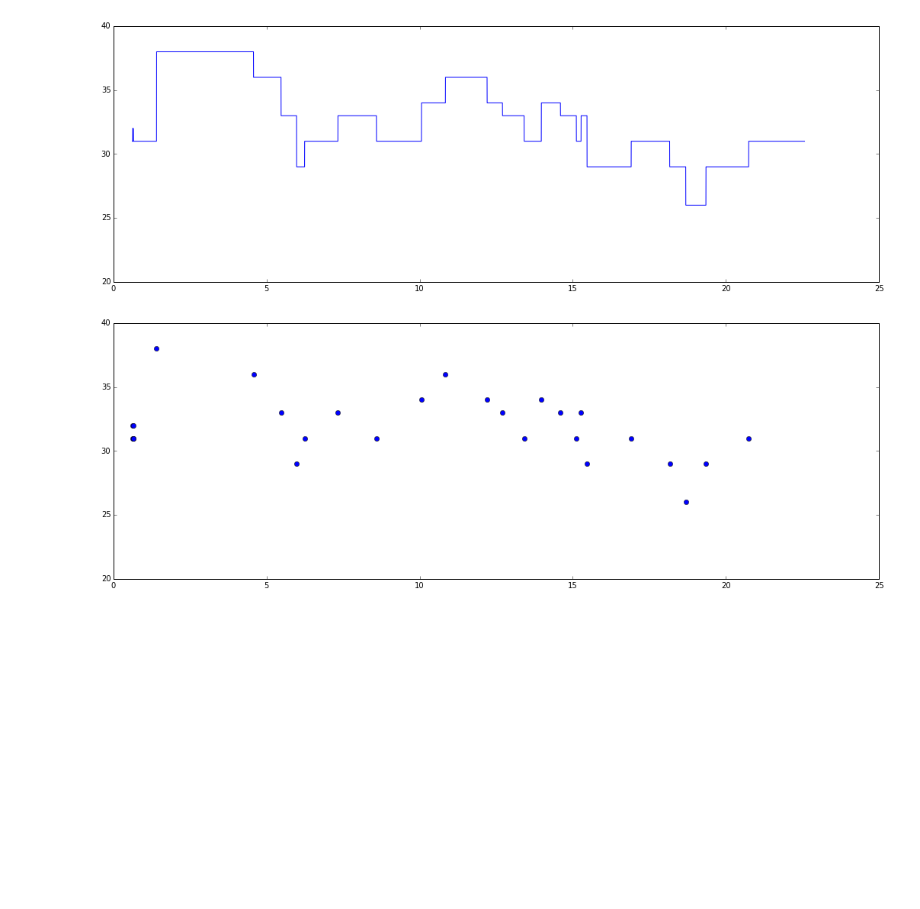
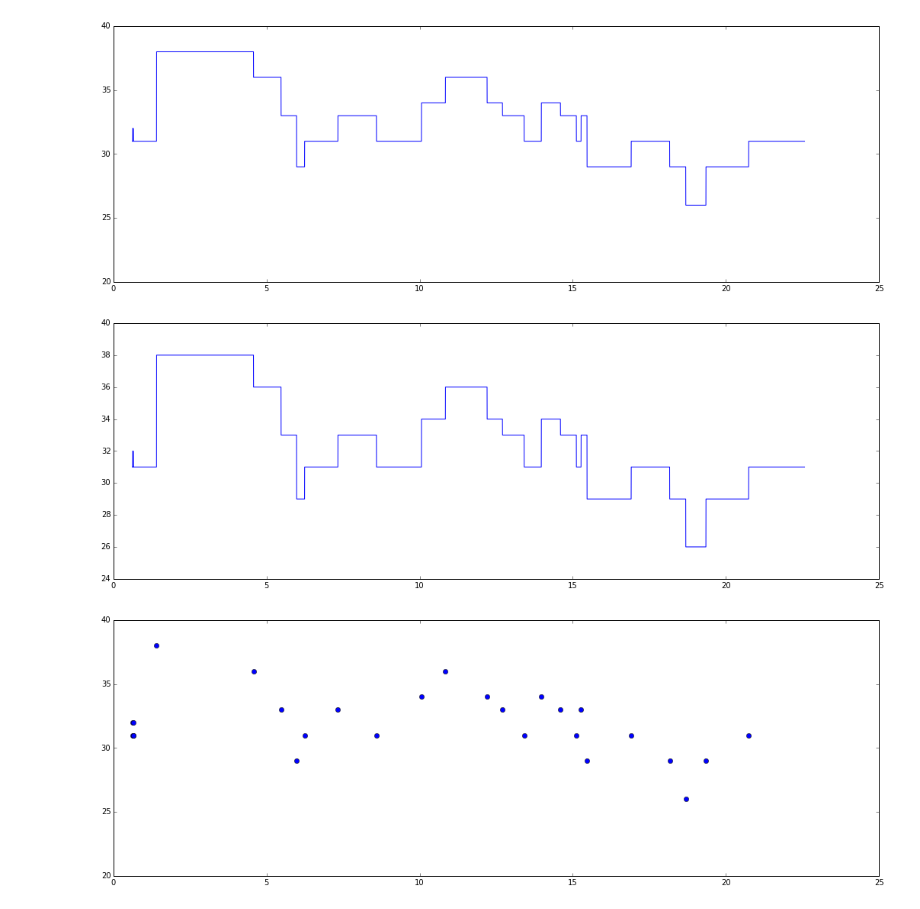
Before and after one commit to justinsalamon/neumerator, a Jupyter notebook: quantizer.ipynb, the cells around one changed output. Cells and saved outputs as stored; diff of their text form; code cells hidden in the pictures; blank space fills up the shorter version.

```diff
--- a/quantizer.ipynb
+++ b/quantizer.ipynb
@@ -199,6 +206,13 @@ plt.axis([0, 25, 20, 40])
 plt.show()
 # %% [output]
 [figure]
+# %%
+plt.figure(figsize=(18,6))
+plt.plot(time_nan, cents_semi_maj)
+plt.axis([0, 25, 24, 40])
+plt.show()
+# %% [output]
+[figure, added]
 # %%
 def pitch_changes(times, cents):
     ts = []
```
Also changed, not shown: parts of 2 cells of this notebook.
